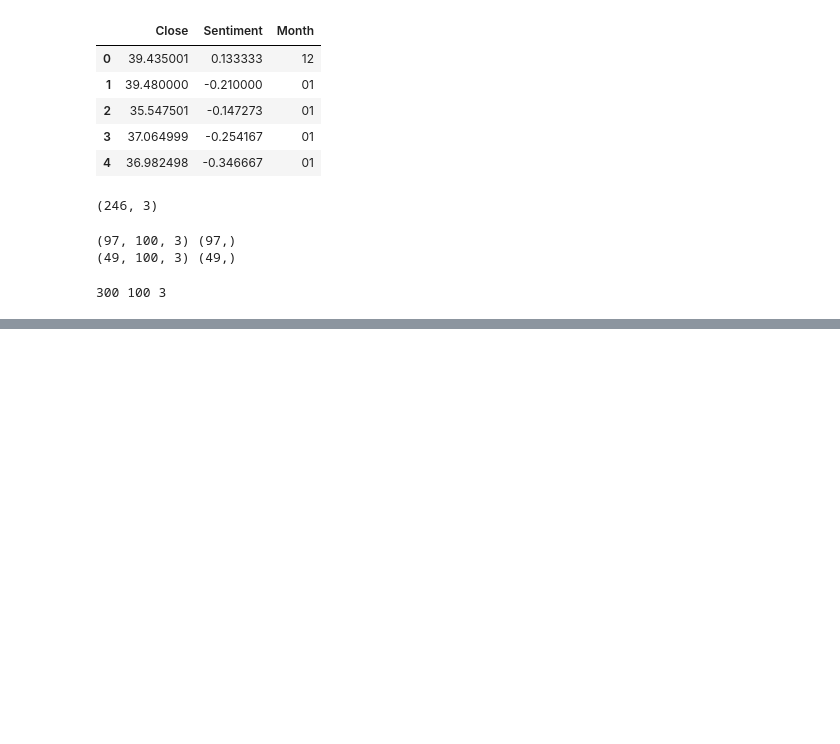
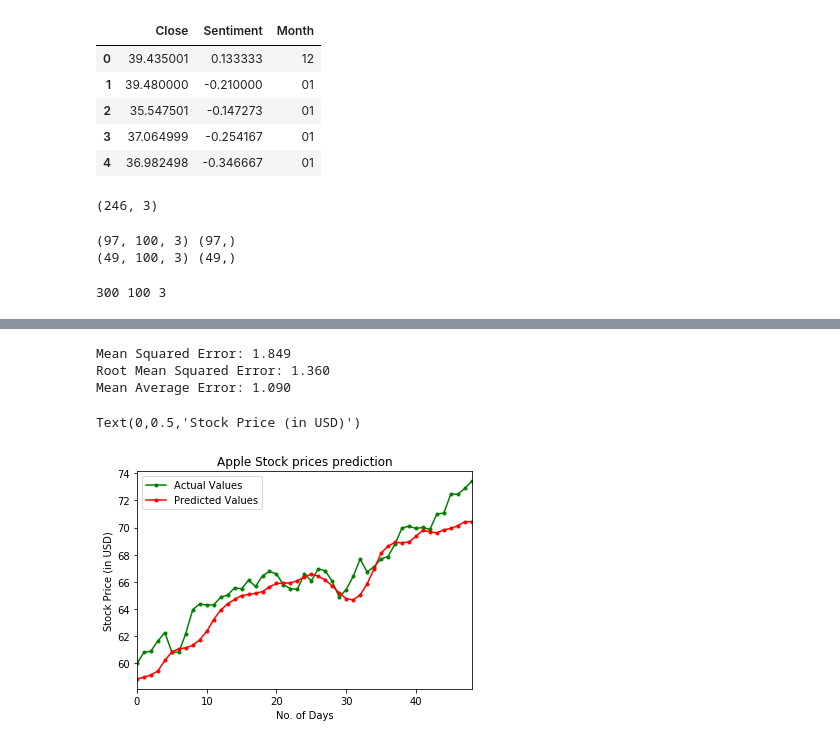
Before and after one commit to sidk003/Stock-Market-Prediction, a Jupyter notebook: stock_price_prediction/sentiment_algos/LSTM_sentiment.ipynb, the cells around one changed output, grey strips where cells are left out. Saved outputs shown, nothing was run; the diff lists cells and outputs as text; code cells hidden in the pictures; blank space fills up the shorter version.

```diff
--- a/stock_price_prediction/sentiment_algos/LSTM_sentiment.ipynb
+++ b/stock_price_prediction/sentiment_algos/LSTM_sentiment.ipynb
@@ -255,0 +296,7 @@ Median Absolute Percentage Error (MDAPE): 27.27 %
+# %%
+test_array = scaler_pred.inverse_transform(np_Close_scaled).flatten()
+test_array = test_array[int(len(np_Close_scaled)*0.8 +1):int(len(np_Close_scaled))]
+
+test_prediction_flattened = test_predictions.flatten()
+df = pd.DataFrame({'Actual Values':test_array, 'Predicted Values':test_prediction_flattened})
+df.head()
@@ -256 +319,19 @@ Median Absolute Percentage Error (MDAPE): 27.27 %
+# %%
+print('Mean Squared Error: %.3f' % mse)
+print('Root Mean Squared Error: %.3f' % rmse)
+print('Mean Average Error: %.3f' % mae)
+# %% [output]
+Mean Squared Error: 1.849
+Root Mean Squared Error: 1.360
+Mean Average Error: 1.090
+# %%
+plot = df[['Actual Values', 'Predicted Values']].plot( marker='.',
+                                                color=['green', 'red'],
+                                                title="Apple Stock prices prediction")
+
+plot.set_xlabel("No. of Days")
+plot.set_ylabel("Stock Price (in USD)")
+# %% [output]
+Text(0,0.5,'Stock Price (in USD)')
+[figure, added]
 # %%
```
Also changed, not shown: parts of 11 cells of this notebook.
